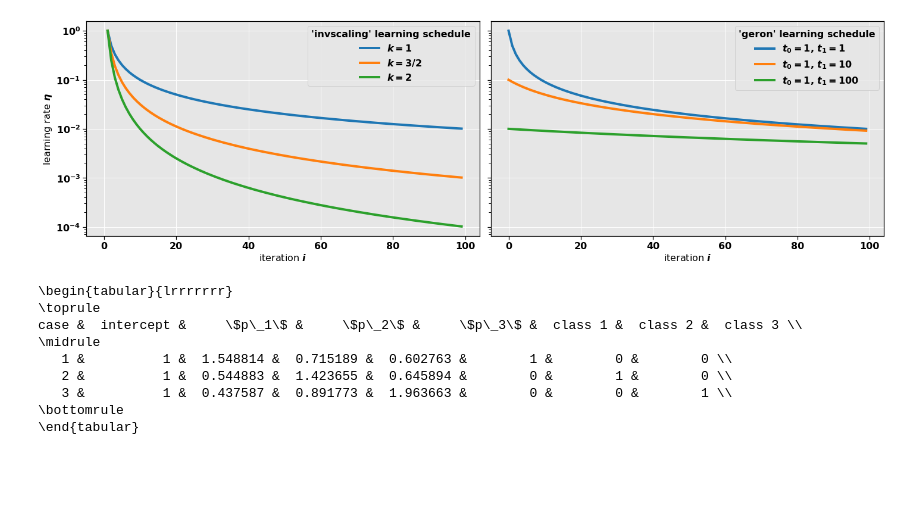
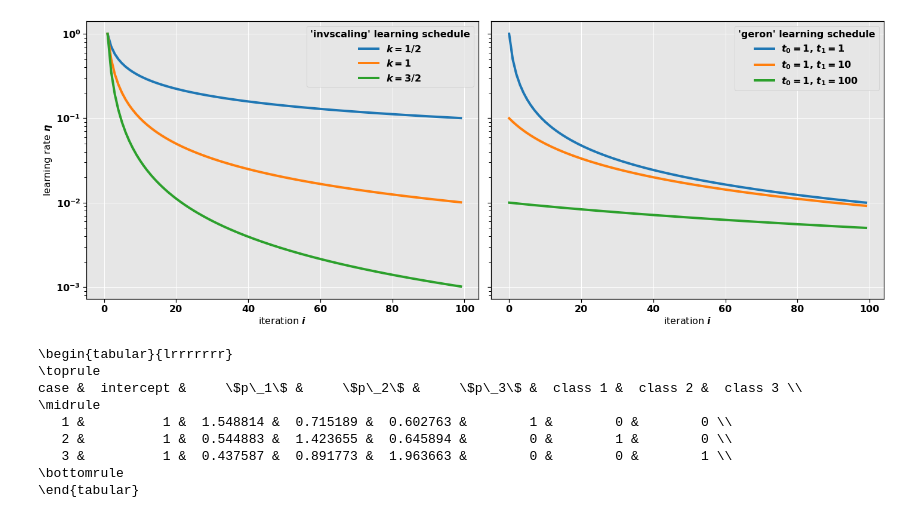
Before and after one commit to fonstelien/FYS-STK4155, a Jupyter notebook: project2/source/project2.ipynb, the cells around one changed output. Drawn from its saved outputs; the diff is of its cells as text; code cells hidden in the pictures; blank space fills up the shorter version.

```diff
--- a/project2/source/project2.ipynb
+++ b/project2/source/project2.ipynb
@@ -18,12 +18,12 @@ from StochasticGradientDescent import *
 
 from matplotlib.ticker import MaxNLocator
 
-SMALL = 12
+SMALL = 14
 MEDIUM = 16
 LARGE = 20
 THICK = 4
 THIN = 3
-WIDE_FIG = (20,6)
+WIDE_FIG = (20,7.5)
 TWO_TIMES_TWO = (20,15)
 SMALL_FIG = (6,6)
 OPACITY = .25
@@ -50,37 +50,37 @@ def invscaling(i, k):
     return 1/i**k
 
 def geron(i, t1):
     return 1/(i + t1)
 
 x = np.arange(100)
 
 fig, axes = plt.subplots(nrows=1, ncols=2, sharex=True, sharey=True, figsize=WIDE_FIG)
 ax = axes[0]
+ax.plot(x, invscaling(x, .5))
 ax.plot(x, invscaling(x, 1))
-ax.plot(x, invscaling(x, 3/2))
-ax.plot(x, invscaling(x, 2))
-ax.legend(['$k=1$', '$k=3/2$', '$k=2$'], title=f"'invscaling' learning schedule", fontsize=MEDIUM, title_fontsize=MEDIUM, loc='upper right')
+ax.plot(x, invscaling(x, 1.5))
+ax.legend(['$k=1/2$', '$k=1$', '$k=3/2$'], title=f"'invscaling' learning schedule", fontsize=MEDIUM, title_fontsize=MEDIUM, loc='upper right')
 ax.set_yscale('log')
 
 ax = axes[1]
 ax.plot(x, geron(x, 1))
 ax.plot(x, geron(x, 10))
 ax.plot(x, geron(x, 100))
 ax.legend(['$t_0=1$, $t_1=1$', '$t_0=1$, $t_1=10$', '$t_0=1$, $t_1=100$'], title=f"'geron' learning schedule", fontsize=MEDIUM, title_fontsize=MEDIUM, loc='upper right')
 ax.set_yscale('log')
 
 ax = axes[0]
 ax.set_ylabel('learning rate $\eta$')
 ax.set_xlabel('iteration $i$')
 
 ax = axes[1]
 ax.set_xlabel('iteration $i$')
 
 
 plt.tight_layout()
 plt.show()
 # %% [output]
-[figure, old version]
+[figure, new version]
 # %%
 n = 100
 np.random.seed(0)
```
Also changed, not shown: parts of 6 cells of this notebook, 7 other files.
